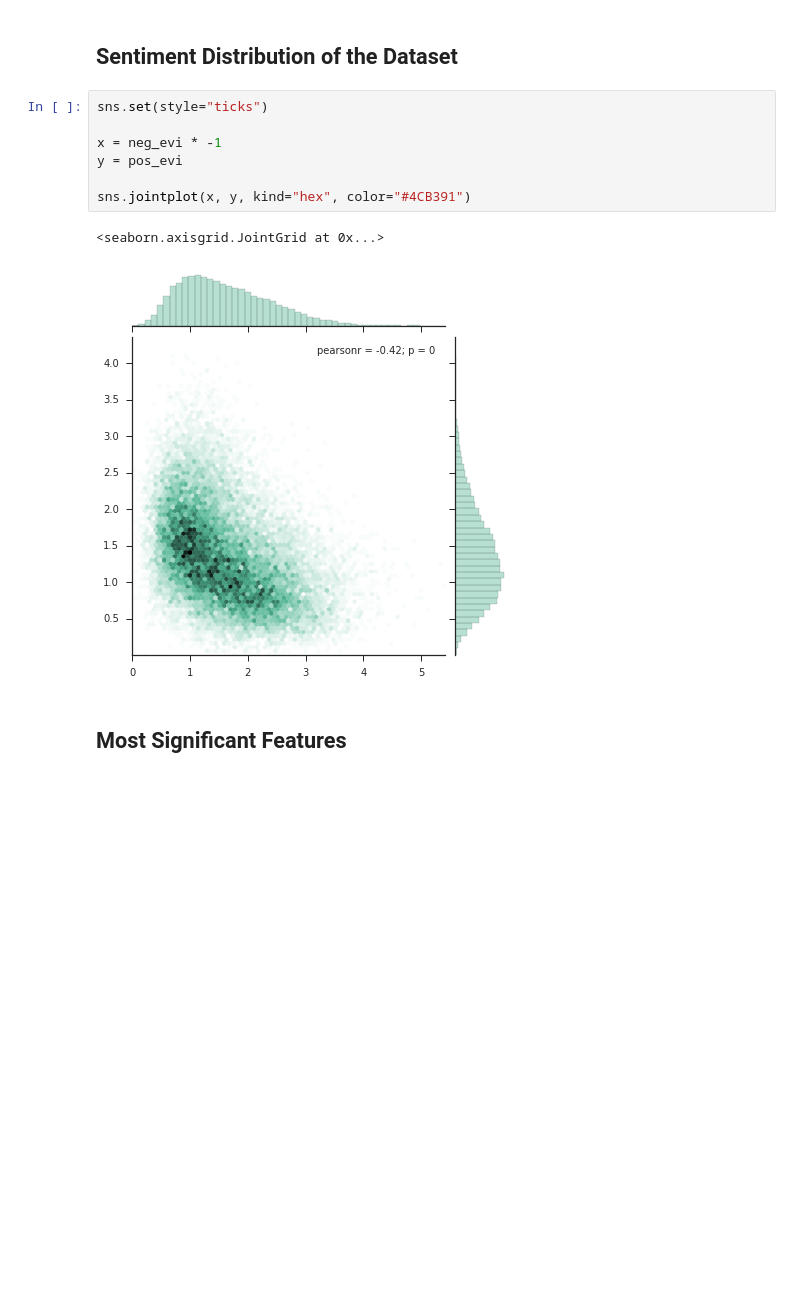
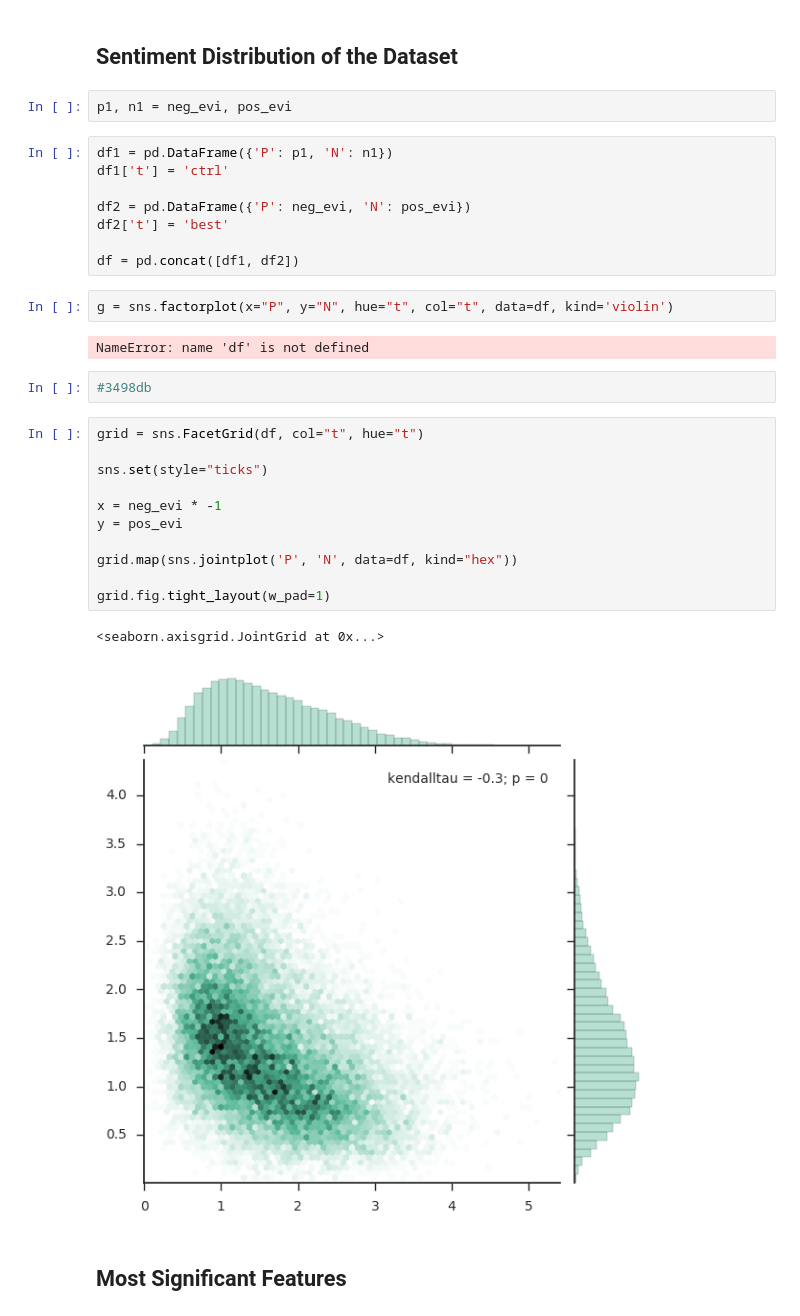
Before and after one commit to IhsanGunay/StatsLearning, a Jupyter notebook: Ihsan_Gunay_ECE411_Project_1.ipynb, the cells around one changed output. Drawn from its saved outputs; the diff is of its cells as text; blank space fills up the shorter version.

```diff
--- a/Ihsan_Gunay_ECE411_Project_1.ipynb
+++ b/Ihsan_Gunay_ECE411_Project_1.ipynb
@@ -134,16 +137,36 @@ tis = TopInstances(neg_evi, pos_evi, clf.get_bias())
 samples = []
 # %% [markdown]
 ## Sentiment Distribution of the Dataset
+# %%
+p1, n1 = neg_evi, pos_evi
+# %%
+df1 = pd.DataFrame({'P': p1, 'N': n1})
+df1['t'] = 'ctrl'
+
+df2 = pd.DataFrame({'P': neg_evi, 'N': pos_evi})
+df2['t'] = 'best'
+
+df = pd.concat([df1, df2])
+# %%
+g = sns.factorplot(x="P", y="N", hue="t", col="t", data=df, kind='violin')
+# %% [output]
+NameError: name 'df' is not defined
+# %%
+#3498db
 # %%
+grid = sns.FacetGrid(df, col="t", hue="t")
+
 sns.set(style="ticks")
 
 x = neg_evi * -1
 y = pos_evi
 
-sns.jointplot(x, y, kind="hex", color="#4CB391")
+grid.map(sns.jointplot('P', 'N', data=df, kind="hex"))
+
+grid.fig.tight_layout(w_pad=1)
 # %% [output]
 <seaborn.axisgrid.JointGrid at 0x...>
-[figure, old version]
+[figure, new version]
 # %% [markdown]
 ## Most Significant Features
 # %%
```
Also changed, not shown: parts of 2 cells of this notebook, 2 other files.
